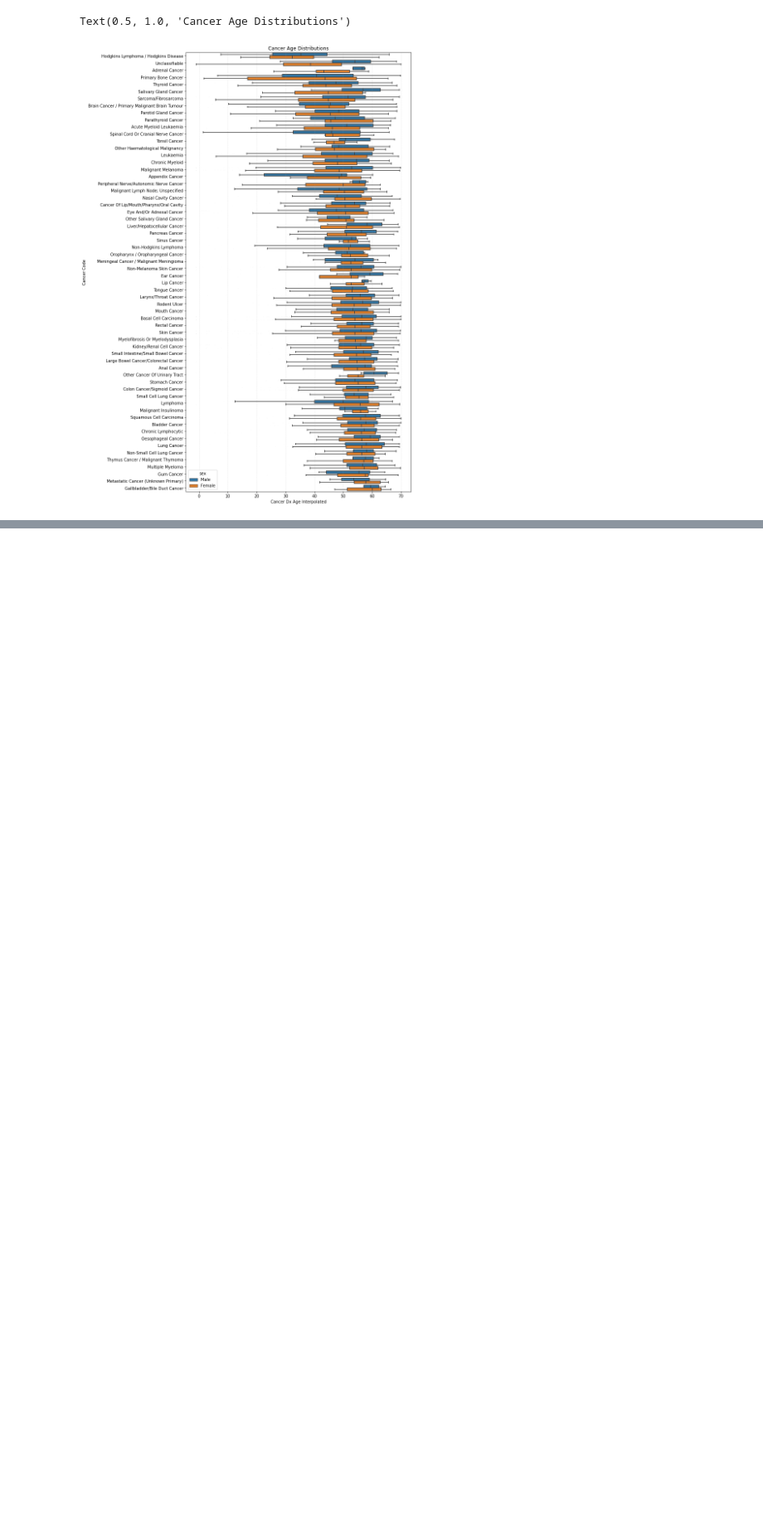
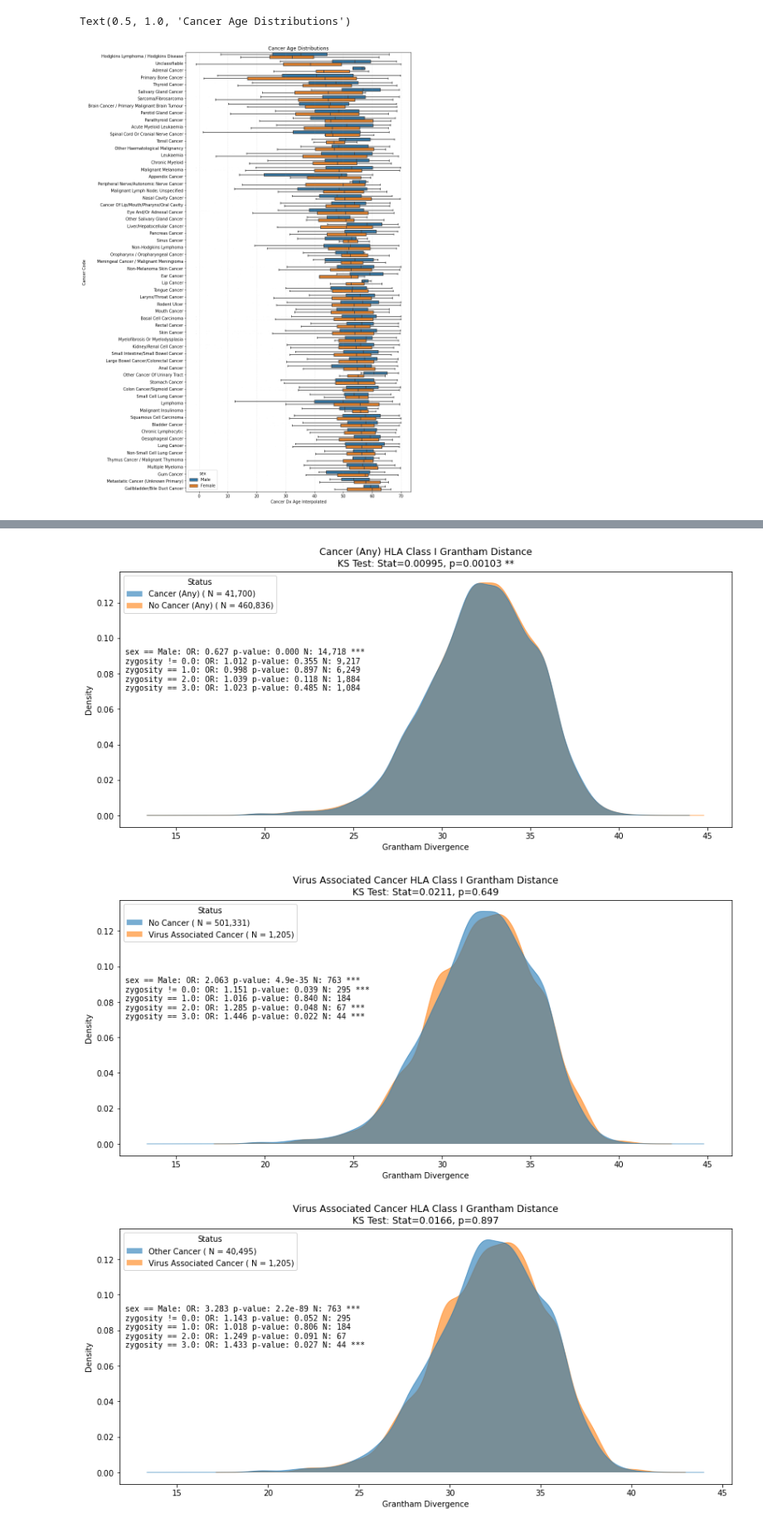
Before and after one commit to cole-khamnei/HLA_genotyping_associations, a Jupyter notebook: notebooks/cancer_code_EDA.ipynb, the cells around one changed output, grey strips where cells are left out. Shown at 83% size. Cells and saved outputs as stored; diff of their text form; code cells hidden in the pictures; blank space fills up the shorter version.

Commit message:
added plots for grantham distance + zygosity

```diff
--- a/notebooks/cancer_code_EDA.ipynb
+++ b/notebooks/cancer_code_EDA.ipynb
@@ -185,0 +188,26 @@ for ax, cancer_code in zip(axes, viral_cancer_types):
+# %%
+fig, ax = plt.subplots(figsize=(14, 6))
+variable_OR_plot(biobank_data, "cancer (any)", ~biobank_data["cancer_code"].isna(),
+                 OR_variable=["sex", "zygosity"], ax=ax)
+fig.savefig(f"cancer_EDA_plots/HLA_grantham_distance_all_cancers.png")
+
+
+fig, ax = plt.subplots(figsize=(14, 6))
+variable_OR_plot(biobank_data, "virus associated cancer", biobank_data["cancer_code"].isin(viral_cancer_types),
+                 OR_variable=["sex", "zygosity"], ax=ax, no_illness_label="no cancer")
+fig.savefig(f"cancer_EDA_plots/HLA_grantham_distance_virus_associated.png")
+
+fig, ax = plt.subplots(figsize=(14, 6))
+variable_OR_plot(cancer_data, "virus associated cancer", cancer_data["cancer_code"].isin(viral_cancer_types),
+                 OR_variable=["sex", "zygosity"], ax=ax, no_illness_label="other cancer")
+fig.savefig(f"cancer_EDA_plots/HLA_grantham_distance_virus_associated.png")
+
+fig, ax = plt.subplots(figsize=(14, 6))
+variable_OR_plot(cancer_data, "virus associated cancer", cancer_data["cancer_code"].isin(viral_cancer_types),
+                 OR_variable=["sex", "zygosity"], ax=ax, x="cancer_dx_age_interpolated",
+                 no_illness_label="other cancer")
+fig.savefig(f"cancer_EDA_plots/cancer_dx_age_virus_associated.png")
+# %% [output]
+[figure, added]
+[figure, added]
+[figure, added]
```
Also changed, not shown: parts of 9 cells of this notebook, 19 other files.
